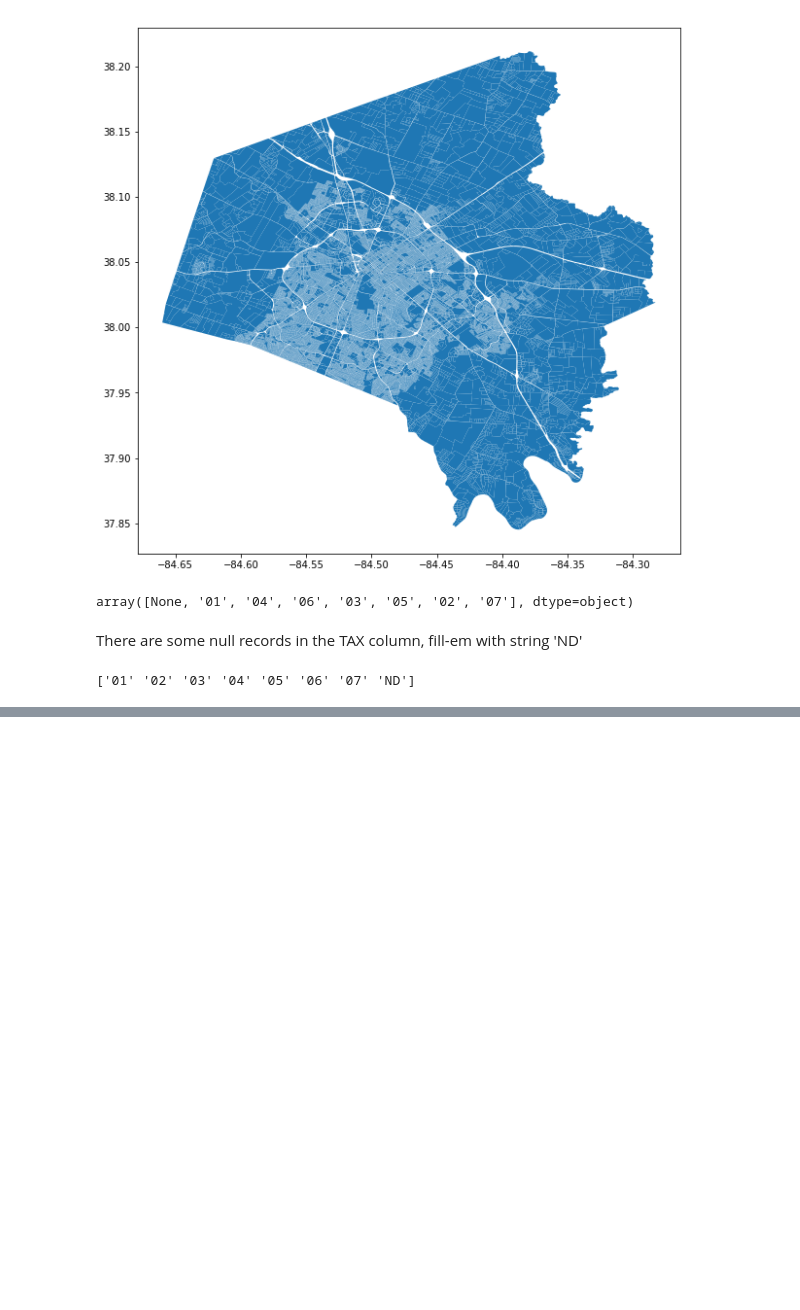
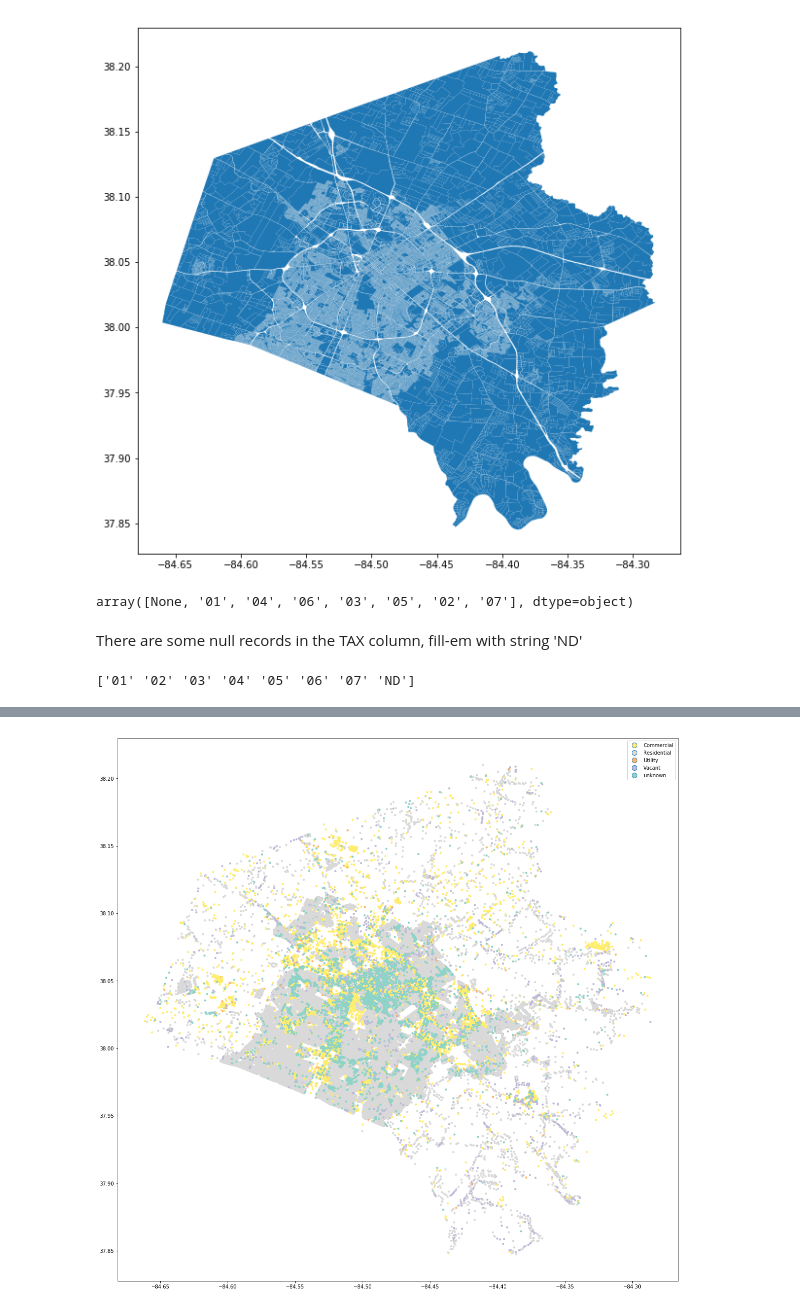
Before and after one commit to MarkCruse/python-jupyter-notebooks, a Jupyter notebook: Understanding_GeoPandas.ipynb, the cells around one changed output, grey strips where cells are left out. Cells and saved outputs as stored; diff of their text form; code cells hidden in the pictures; blank space fills up the shorter version.

```diff
--- a/Understanding_GeoPandas.ipynb
+++ b/Understanding_GeoPandas.ipynb
@@ -76,0 +96,3 @@ plt.savefig('images/LEX-parcels-tax-code.svg', format='svg');
+# %%
+df_addrpts = gpd.read_file("zip://./data/addresspoint.zip")
+df_addrpts.info()
@@ -76,0 +119,4 @@ plt.savefig('images/LEX-parcels-tax-code.svg', format='svg');
+# %%
+df_addrpts['lon'] = df_addrpts.geometry.apply(lambda p: p.x)
+df_addrpts['lat'] = df_addrpts.geometry.apply(lambda p: p.y)
+df_addrpts.info()
@@ -76,0 +147,17 @@ plt.savefig('images/LEX-parcels-tax-code.svg', format='svg');
+# %%
+type_list = []               # empty list
+
+for item in df_addrpts['TYPE']:       # loop through the column 'type'. On match, append the descriptive word to the list
+    if item == 'R':
+        type_list.append('Residential')
+    elif item == 'O':
+        type_list.append('Commercial')
+    elif item == 'V':
+        type_list.append('Vacant')
+    elif item == 'U':
+        type_list.append('Utility')
+    else:
+        type_list.append('unknown')
+
+td = pd.Series(type_list)   #convert the list into a Series
+df_addrpts['type_description'] = td.values      # add the Series values to the DataFrame
@@ -76,0 +175,4 @@ plt.savefig('images/LEX-parcels-tax-code.svg', format='svg');
+# %%
+df_addrpts.plot(column='type_description', figsize=(20,20), cmap='Set3_r', markersize=10, legend=True);
+# %% [output]
+[figure, added]
```
Also changed, not shown: parts of 19 cells of this notebook, 2 other files.
